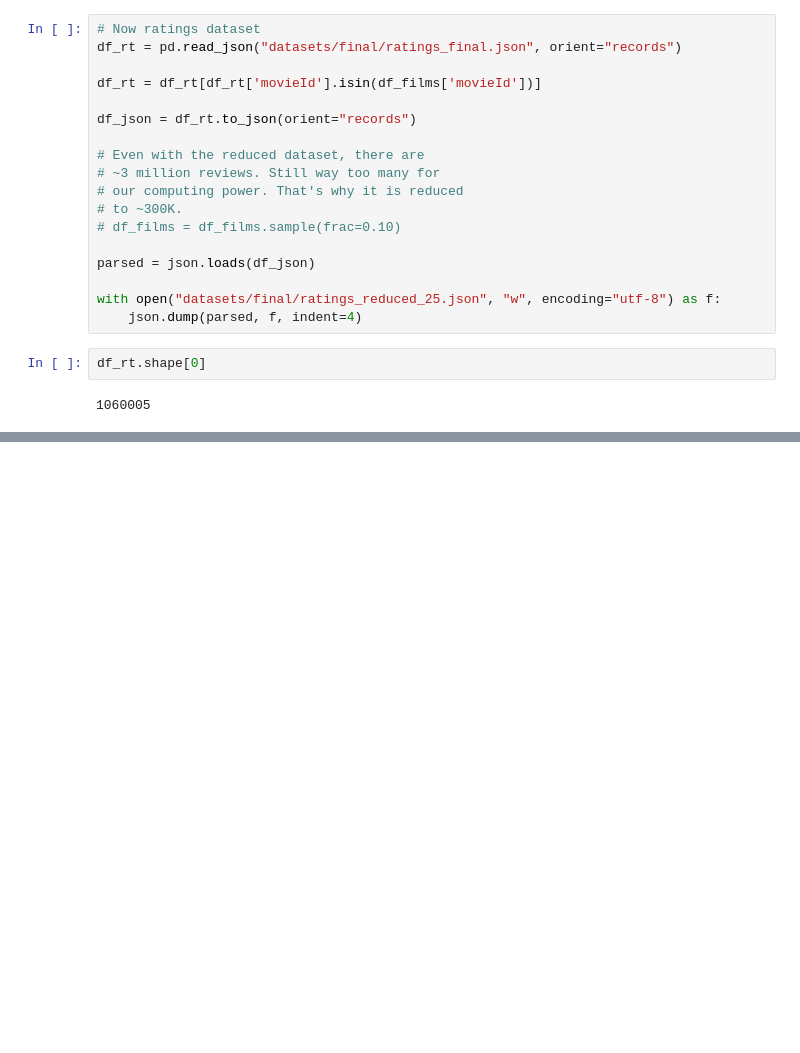
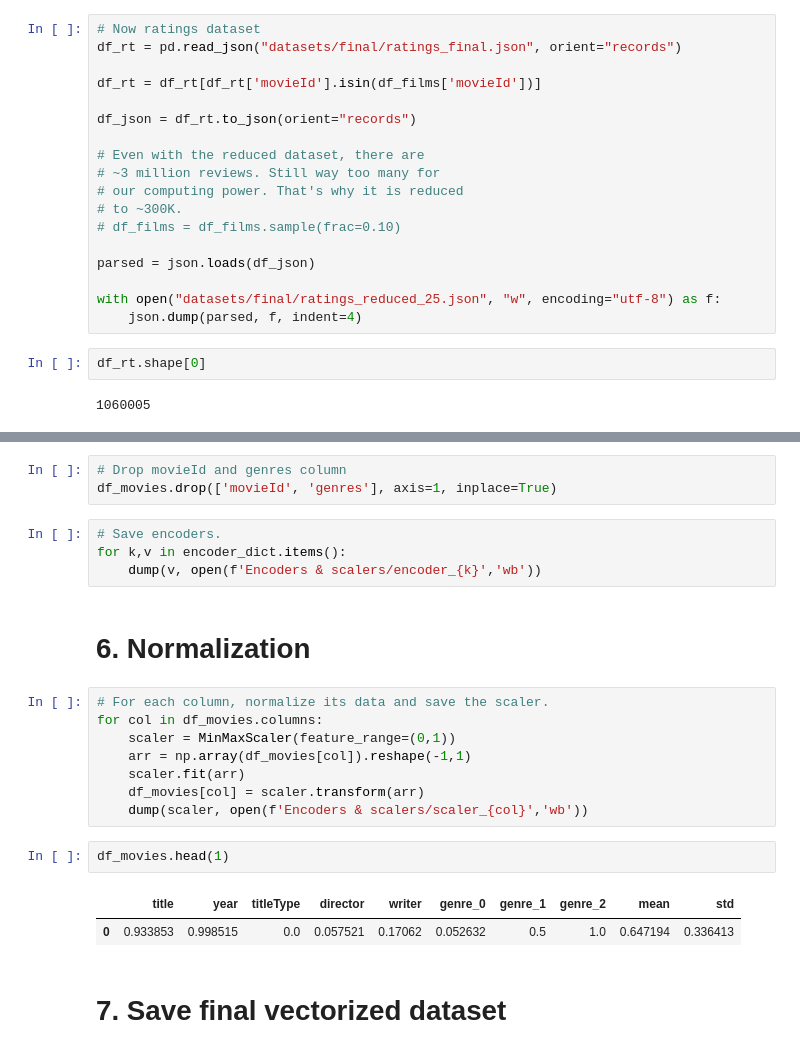
Before and after one commit to imarcosenciso/movie-suggester, a Jupyter notebook: Data/data_preprocessing.ipynb, the cells around one changed output, grey strips where cells are left out. Cells and saved outputs as stored; diff of their text form; blank space fills up the shorter version.

```diff
--- a/Data/data_preprocessing.ipynb
+++ b/Data/data_preprocessing.ipynb
@@ -568,0 +804,24 @@ df_rt.shape[0]
+# %%
+# Drop movieId and genres column
+df_movies.drop(['movieId', 'genres'], axis=1, inplace=True)
+# %%
+# Save encoders.
+for k,v in encoder_dict.items():
+    dump(v, open(f'Encoders & scalers/encoder_{k}','wb'))
+# %% [markdown]
+# 6. Normalization
+# %%
+# For each column, normalize its data and save the scaler.
+for col in df_movies.columns:
+    scaler = MinMaxScaler(feature_range=(0,1))
+    arr = np.array(df_movies[col]).reshape(-1,1)
+    scaler.fit(arr)
+    df_movies[col] = scaler.transform(arr)
+    dump(scaler, open(f'Encoders & scalers/scaler_{col}','wb'))
+# %%
+df_movies.head(1)
+# %% [output]
+|  | title | year | titleType | director | writer | genre_0 | genre_1 | genre_2 | mean | std |
+| 0 | 0.933853 | 0.998515 | 0.0 | 0.057521 | 0.17062 | 0.052632 | 0.5 | 1.0 | 0.647194 | 0.336413 |
+# %% [markdown]
+# 7. Save final vectorized dataset
```
Also changed, not shown: parts of 34 cells of this notebook, 1 other file.
